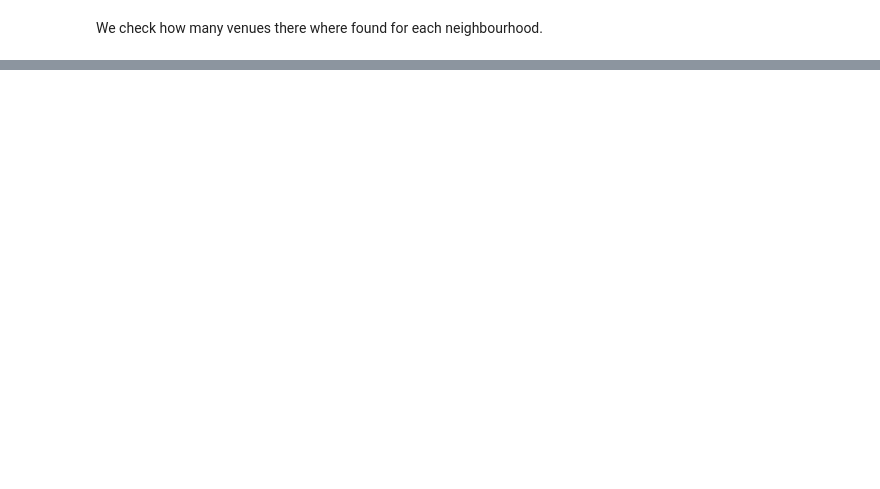
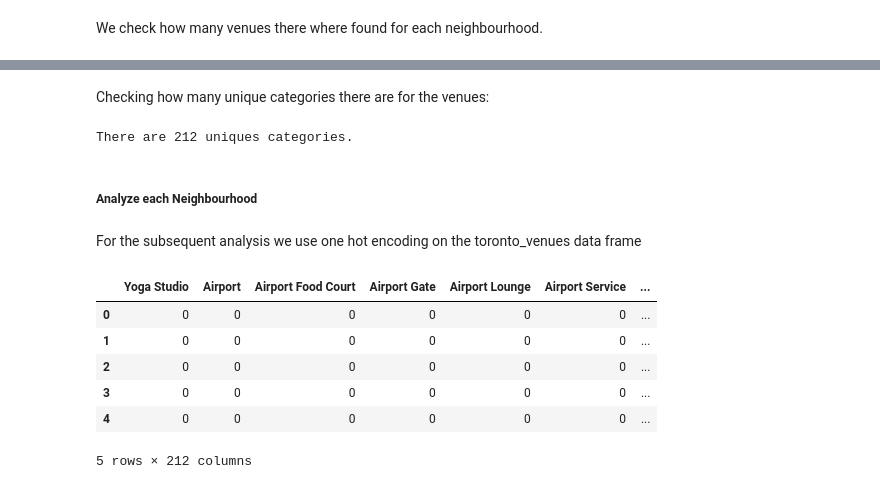
Before and after one commit to amitroy2006/Capstone-Project-Data-Science-Specialization, a Jupyter notebook: Capstone Project Notebook IBM .ipynb, the cells around one changed output, grey strips where cells are left out. Saved outputs shown, nothing was run; the diff lists cells and outputs as text; code cells hidden in the pictures; blank space fills up the shorter version.

```diff
--- a/Capstone Project Notebook IBM .ipynb
+++ b/Capstone Project Notebook IBM .ipynb
@@ -725,3 +725,33 @@ toronto_venues.groupby('Neighborhood').count()
 | The Danforth West, Riverdale | 43 | 43 | 43 | 43 | 43 | ... |
 | Toronto Dominion Centre, Design E... | 50 | 50 | 50 | 50 | 50 | ... |
 | University of Toronto, Harbord | 34 | 34 | 34 | 34 | 34 | ... |
+# %% [markdown]
+Checking how many unique categories there are for the  venues:
+# %%
+print('There are {} uniques categories.'.format(len(toronto_venues['Venue Category'].unique())))
+# %% [output]
+There are 212 uniques categories.
+# %% [markdown]
+##### Analyze each Neighbourhood
+# %% [markdown]
+For the subsequent analysis we use one hot encoding on the toronto_venues data frame
+# %%
+# one hot encoding
+toronto_onehot = pd.get_dummies(toronto_venues[['Venue Category']], prefix="", prefix_sep="")
+
+# add neighborhood column back to dataframe
+toronto_onehot['Neighborhood'] = toronto_venues['Neighborhood']
+
+# move neighborhood column to the first column
+fixed_columns = [toronto_onehot.columns[-1]] + list(toronto_onehot.columns[:-1])
+toronto_onehot = toronto_onehot[fixed_columns]
+
+toronto_onehot.head()
+# %% [output]
+|  | Yoga Studio | Airport | Airport Food Court | Airport Gate | Airport Lounge | Airport Service | ... |
+| 0 | 0 | 0 | 0 | 0 | 0 | 0 | ... |
+| 1 | 0 | 0 | 0 | 0 | 0 | 0 | ... |
+| 2 | 0 | 0 | 0 | 0 | 0 | 0 | ... |
+| 3 | 0 | 0 | 0 | 0 | 0 | 0 | ... |
+| 4 | 0 | 0 | 0 | 0 | 0 | 0 | ... |
+5 rows × 212 columns
```
Also changed, not shown: parts of 6 cells of this notebook.
